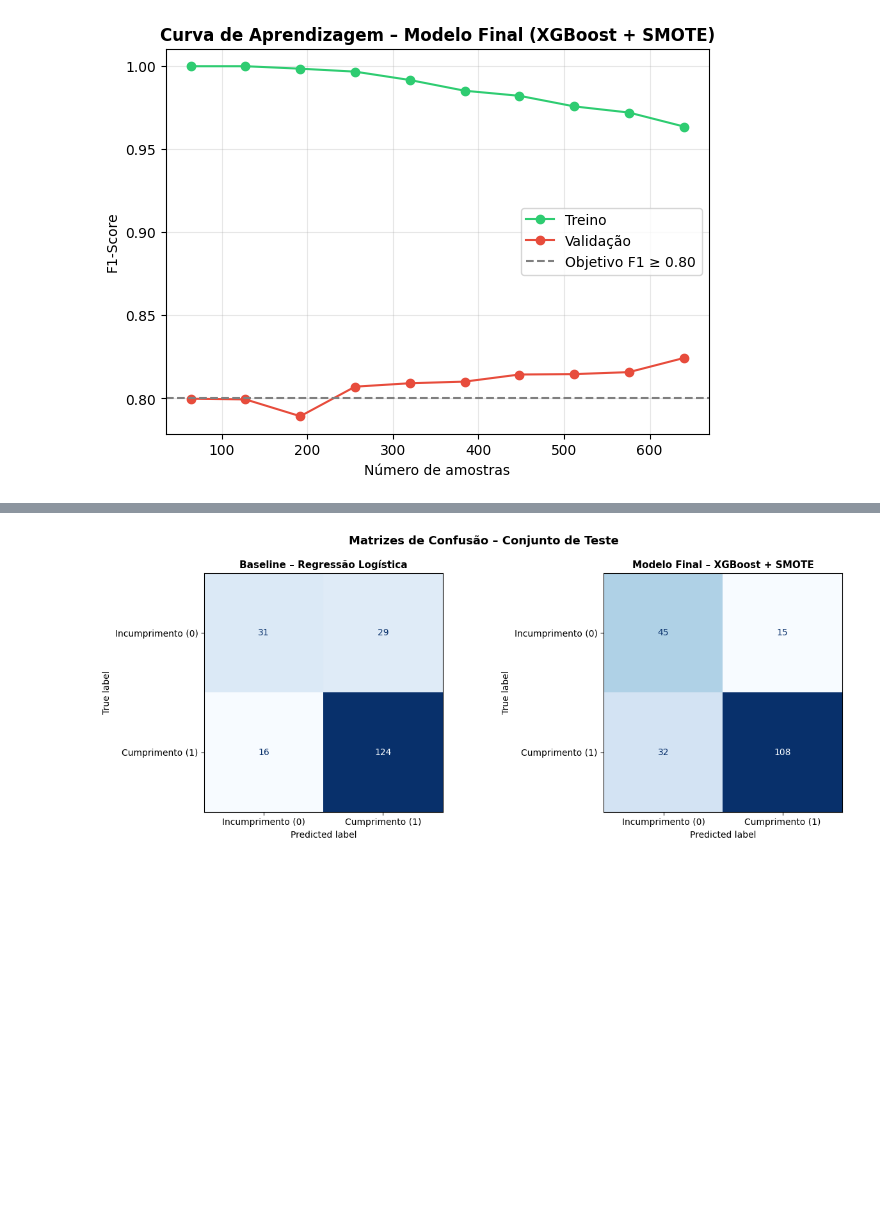
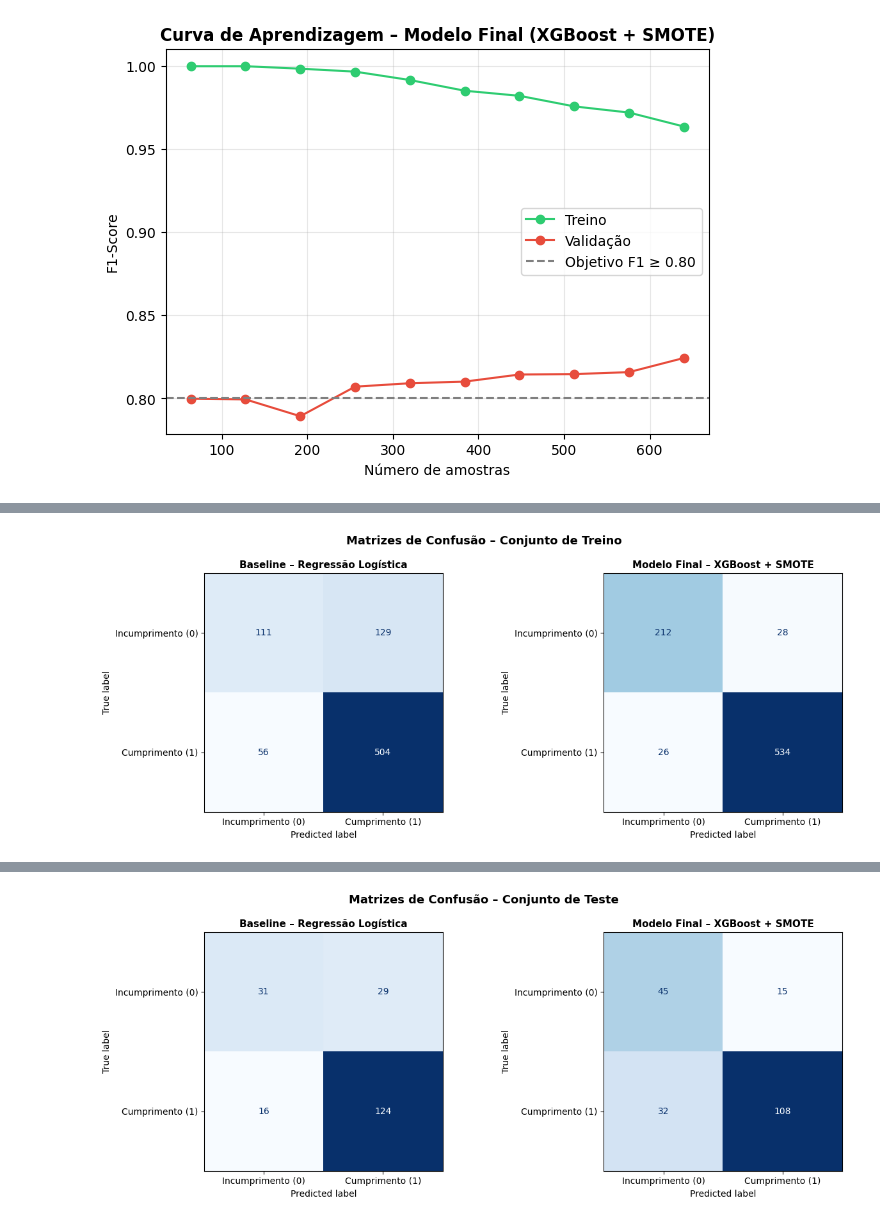
Before and after one commit to ritavinagreiro/projeto-cd-grupo5, a Jupyter notebook: notebooks/2.0_modelacao_treino.ipynb, the cells around one changed output, grey strips where cells are left out. Saved outputs shown, nothing was run; the diff lists cells and outputs as text; code cells hidden in the pictures; blank space fills up the shorter version.

```diff
--- a/notebooks/2.0_modelacao_treino.ipynb
+++ b/notebooks/2.0_modelacao_treino.ipynb
@@ -1026,0 +1211,27 @@ Ainda assim, esta diferença não é significativa, indicando um equilíbrio ace
+# %%
+# MATRIZES DE CONFUSÃO - TREINO
+fig, axes = plt.subplots(1, 2, figsize=(13, 5))
+
+# Previsões no treino
+y_pred_baseline_train = baseline.predict(X_train)
+y_pred_final_train = pipeline_xgb.predict(X_train)
+
+modelos_plot_train = [
+    (y_pred_baseline_train, 'Baseline – Regressão Logística'),
+    (y_pred_final_train,    f'Modelo Final – XGBoost + SMOTE')
+]
+
+for ax, (y_pred, titulo) in zip(axes, modelos_plot_train):
+    cm = confusion_matrix(y_train, y_pred)
+    disp = ConfusionMatrixDisplay(
+        confusion_matrix=cm,
+        display_labels=['Incumprimento (0)', 'Cumprimento (1)']
+    )
+    disp.plot(ax=ax, colorbar=False, cmap='Blues')
+    ax.set_title(titulo, fontsize=11, fontweight='bold')
+
+plt.suptitle('Matrizes de Confusão – Conjunto de Treino', fontsize=13, fontweight='bold')
+plt.tight_layout()
+plt.show()
+# %% [output]
+[figure, added]
```
Also changed, not shown: parts of 57 cells of this notebook.
